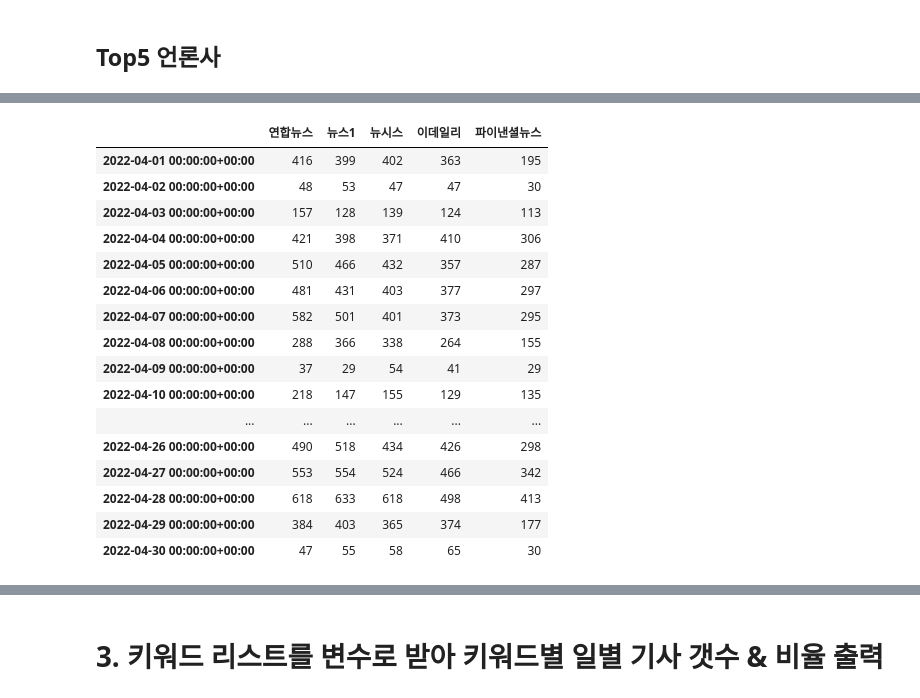
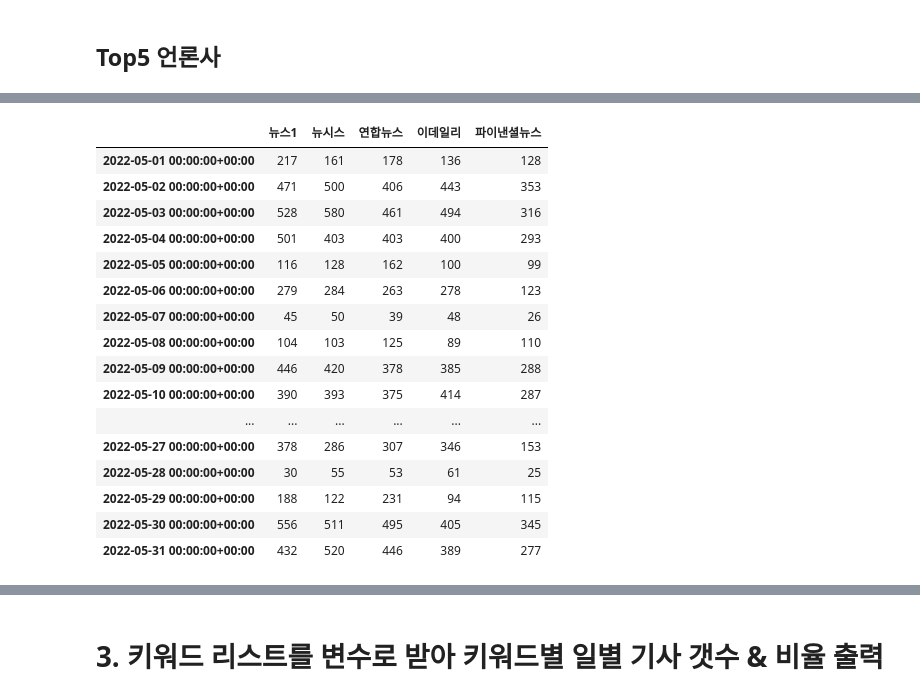
Before and after one commit to MalrangQuant/Unstructrued_data_TP, a Jupyter notebook: Final Organization/Final_Organization_Module.ipynb, the cells around one changed output, grey strips where cells are left out. Cells and saved outputs as stored; diff of their text form; code cells hidden in the pictures.

```diff
--- a/Final Organization/Final_Organization_Module.ipynb
+++ b/Final Organization/Final_Organization_Module.ipynb
@@ -177,20 +213,20 @@ df_plotting(publisher_daily_news_trend(top_publisher(5)), "상위 5개 기사들
-# %%
-publisher_daily_news_trend(top_publisher(5))
-# %% [output]
-|  | 연합뉴스 | 뉴스1 | 뉴시스 | 이데일리 | 파이낸셜뉴스 |
-| 2022-04-01 00:00:00+00:00 | 416 | 399 | 402 | 363 | 195 |
-| 2022-04-02 00:00:00+00:00 | 48 | 53 | 47 | 47 | 30 |
-| 2022-04-03 00:00:00+00:00 | 157 | 128 | 139 | 124 | 113 |
-| 2022-04-04 00:00:00+00:00 | 421 | 398 | 371 | 410 | 306 |
-| 2022-04-05 00:00:00+00:00 | 510 | 466 | 432 | 357 | 287 |
-| 2022-04-06 00:00:00+00:00 | 481 | 431 | 403 | 377 | 297 |
-| 2022-04-07 00:00:00+00:00 | 582 | 501 | 401 | 373 | 295 |
-| 2022-04-08 00:00:00+00:00 | 288 | 366 | 338 | 264 | 155 |
-| 2022-04-09 00:00:00+00:00 | 37 | 29 | 54 | 41 | 29 |
-| 2022-04-10 00:00:00+00:00 | 218 | 147 | 155 | 129 | 135 |
-| ... | ... | ... | ... | ... | ... |
-| 2022-04-26 00:00:00+00:00 | 490 | 518 | 434 | 426 | 298 |
-| 2022-04-27 00:00:00+00:00 | 553 | 554 | 524 | 466 | 342 |
-| 2022-04-28 00:00:00+00:00 | 618 | 633 | 618 | 498 | 413 |
-| 2022-04-29 00:00:00+00:00 | 384 | 403 | 365 | 374 | 177 |
-| 2022-04-30 00:00:00+00:00 | 47 | 55 | 58 | 65 | 30 |
+# %%
+publisher_daily_news_trend(top_publisher(5, "2022-05-01", "2022-05-31"), "2022-05-01", "2022-05-31")
+# %% [output]
+|  | 뉴스1 | 뉴시스 | 연합뉴스 | 이데일리 | 파이낸셜뉴스 |
+| 2022-05-01 00:00:00+00:00 | 217 | 161 | 178 | 136 | 128 |
+| 2022-05-02 00:00:00+00:00 | 471 | 500 | 406 | 443 | 353 |
+| 2022-05-03 00:00:00+00:00 | 528 | 580 | 461 | 494 | 316 |
+| 2022-05-04 00:00:00+00:00 | 501 | 403 | 403 | 400 | 293 |
+| 2022-05-05 00:00:00+00:00 | 116 | 128 | 162 | 100 | 99 |
+| 2022-05-06 00:00:00+00:00 | 279 | 284 | 263 | 278 | 123 |
+| 2022-05-07 00:00:00+00:00 | 45 | 50 | 39 | 48 | 26 |
+| 2022-05-08 00:00:00+00:00 | 104 | 103 | 125 | 89 | 110 |
+| 2022-05-09 00:00:00+00:00 | 446 | 420 | 378 | 385 | 288 |
+| 2022-05-10 00:00:00+00:00 | 390 | 393 | 375 | 414 | 287 |
+| ... | ... | ... | ... | ... | ... |
+| 2022-05-27 00:00:00+00:00 | 378 | 286 | 307 | 346 | 153 |
+| 2022-05-28 00:00:00+00:00 | 30 | 55 | 53 | 61 | 25 |
+| 2022-05-29 00:00:00+00:00 | 188 | 122 | 231 | 94 | 115 |
+| 2022-05-30 00:00:00+00:00 | 556 | 511 | 495 | 405 | 345 |
+| 2022-05-31 00:00:00+00:00 | 432 | 520 | 446 | 389 | 277 |
```
Also changed, not shown: parts of 21 cells of this notebook, 2 other files.
